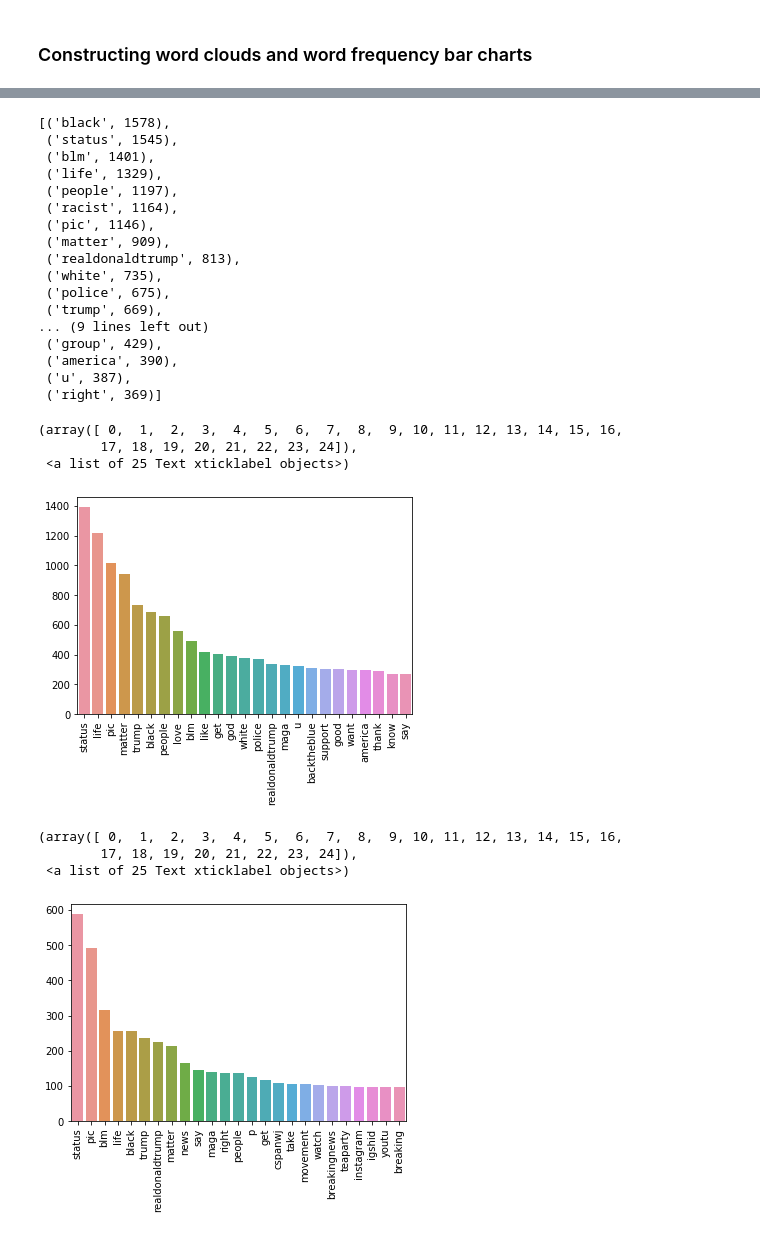
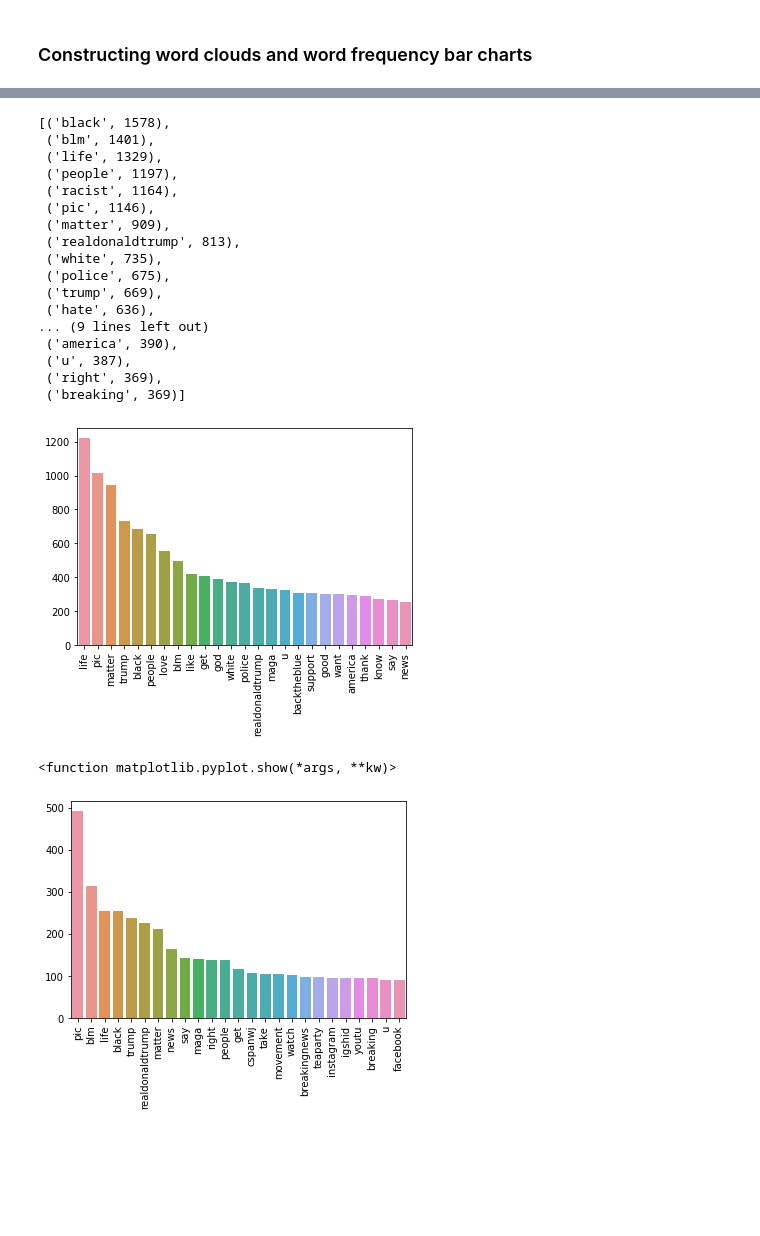
Before and after one commit to halujeff5/Depression_Analysis_Proj, a Jupyter notebook: WorkNB_Viz.ipynb, the cells around one changed output, grey strips where cells are left out. Drawn from its saved outputs; the diff is of its cells as text; code cells hidden in the pictures; blank space fills up the shorter version.

```diff
--- a/WorkNB_Viz.ipynb
+++ b/WorkNB_Viz.ipynb
@@ -43,8 +43,8 @@ from nltk.tokenize import RegexpTokenizer
 import re
 # %%
 #scraped CSV into dataframe
-df=pd.read_csv('jeff.csv')
-df.shape
+data=pd.read_csv('jeff.csv')
+data.shape
 # %% [output]
 (7137, 35)
 # %%
@@ -216,7 +200,7 @@ data['tweet']
 Name: tweet, Length: 7137, dtype: object
 # %%
 #importing the vader sentiment analysis package and instantiating it
-data=df
+data=data
 from vaderSentiment.vaderSentiment import SentimentIntensityAnalyzer
 analyser = SentimentIntensityAnalyzer()
 # %%
@@ -302,0 +265,9 @@ Work_data= main_data[main_data['language']=='en']
+# %%
+#graph of the classes
+x=['positive', 'neutral', 'negative']
+y=[Work_data['comp4'].value_counts()[1], Work_data['comp4'].value_counts()[2],
+   Work_data['comp4'].value_counts()[0]]
+sns.barplot(x,y, palette= 'viridis')
+plt.title('Class Balance of Dataset')
+plt.savefig('class_balance.png')
+plt.show()
@@ -330,12 +303,12 @@ def NLP_process(data):
     tokenized_tweets= tokenizer.tokenize(word_bank)
 
     sw_list = stopwords.words('english')
-    sw_list += list(string.punctuation).pop('!')
+    sw_list += list(string.punctuation)
     sw_list += ["''", '""', '...', '``', '’', '“', '’', '”', '‘', '‘', '©', '#', '@',
             'said', 'one', 'com', '-', '–', '—', '.']
     sw_list += ['www', 'the', 'to', 'and', 'a', 's', 't','is', 'you', 'of', 'i',
             'in', 'this', 'are', 'it', 'for', 'https', 'com', 'twitter', 'alllivesmatter' ,
-            'blacklivesmatter' , 'bluelivesmatter', 'p']
+            'blacklivesmatter' , 'bluelivesmatter', 'p', 'status']
     sw_set = set(sw_list)
     filtered_tweets=[]
     for word in tokenized_tweets:
@@ -492,7 +465,6 @@ neg_words_list=FreqDist(Neg_words)
 neg_words_list.most_common(25)
 # %% [output]
 [('black', 1578),
- ('status', 1545),
  ('blm', 1401),
  ('life', 1329),
  ('people', 1197),
@@ -503,11 +475,12 @@ neg_words_list.most_common(25)
  ('white', 735),
  ('police', 675),
  ('trump', 669),
+ ('hate', 636),
 ... (9 lines left out)
- ('group', 429),
  ('america', 390),
  ('u', 387),
- ('right', 369)]
+ ('right', 369),
+ ('breaking', 369)]
 # %%
 #creating the x and y for our top 25 words graph pos sentiment
 pos_bar_counts = [x[1] for x in pos_words_list.most_common(25)]
@@ -516,11 +489,10 @@ pos_bar_words = [x[0] for x in pos_words_list.most_common(25)]
 #plotting the graph
 sns.barplot(pos_bar_words, pos_bar_counts)
 plt.xticks(rotation=90)
+plt.savefig('pos_wf.png')
+plt.show()
 # %% [output]
-(array([ 0,  1,  2,  3,  4,  5,  6,  7,  8,  9, 10, 11, 12, 13, 14, 15, 16,
-        17, 18, 19, 20, 21, 22, 23, 24]),
- <a list of 25 Text xticklabel objects>)
-[figure, old version]
+[figure, new version]
 # %%
 #creating the x and y for our top 25 words graph neu sentiment
 neu_bar_counts = [x[1] for x in neu_words_list.most_common(25)]
@@ -528,12 +500,12 @@ neu_bar_words = [x[0] for x in neu_words_list.most_common(25)]
 # %%
 #plotting the graph
 sns.barplot(neu_bar_words, neu_bar_counts)
 plt.xticks(rotation=90)
+plt.savefig('neu_wf.png')
+plt.show
 # %% [output]
-(array([ 0,  1,  2,  3,  4,  5,  6,  7,  8,  9, 10, 11, 12, 13, 14, 15, 16,
-        17, 18, 19, 20, 21, 22, 23, 24]),
- <a list of 25 Text xticklabel objects>)
+<function matplotlib.pyplot.show(*args, **kw)>
-[figure, old version]
+[figure, new version]
 # %%
 #creating the x and y for our top 25 words graph neg sentiment
 neg_bar_counts = [x[1] for x in neg_words_list.most_common(25)]
```
Also changed, not shown: parts of 18 cells of this notebook.
